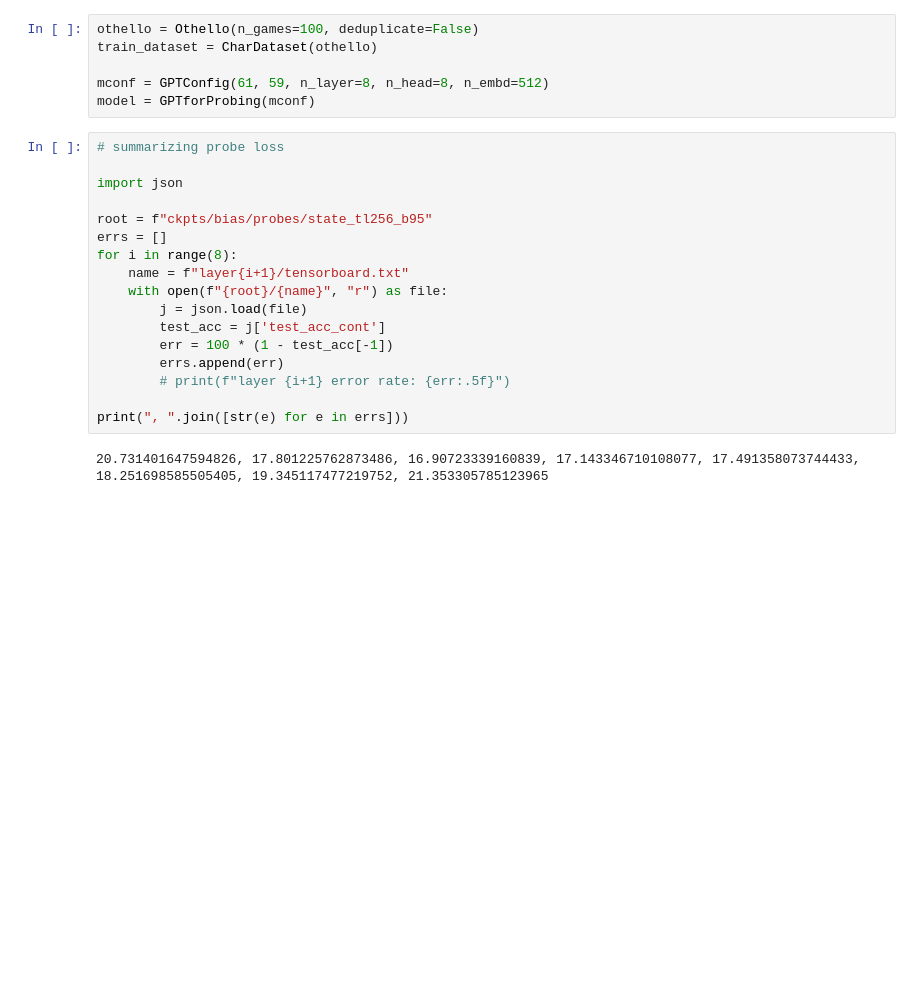
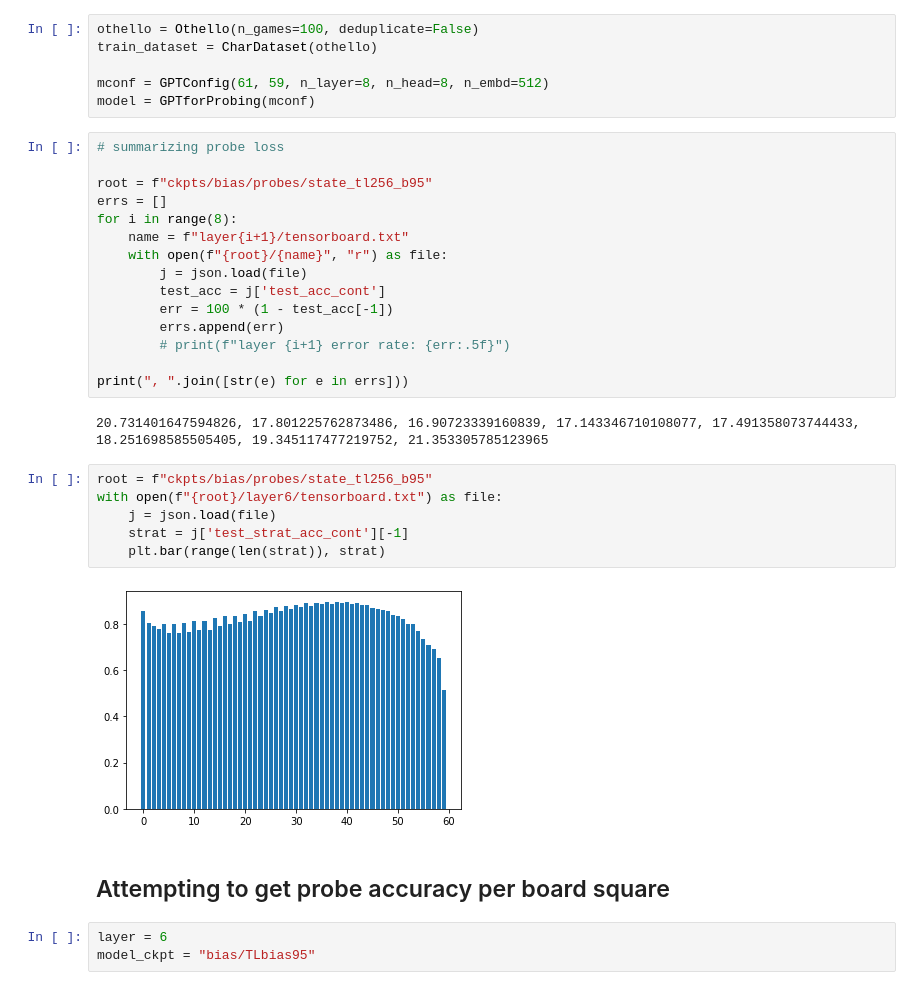
Before and after one commit to icemoon97/othello_world, a Jupyter notebook: probes.ipynb, the cells around one changed output. Drawn from its saved outputs; the diff is of its cells as text; blank space fills up the shorter version.

```diff
--- a/probes.ipynb
+++ b/probes.ipynb
@@ -38,8 +38,6 @@ mconf = GPTConfig(61, 59, n_layer=8, n_head=8, n_embd=512)
 model = GPTforProbing(mconf)
 # %%
 # summarizing probe loss
-
-import json
 
 root = f"ckpts/bias/probes/state_tl256_b95"
 errs = []
@@ -55,3 +53,16 @@ for i in range(8):
 print(", ".join([str(e) for e in errs]))
 # %% [output]
 20.731401647594826, 17.801225762873486, 16.90723339160839, 17.143346710108077, 17.491358073744433, 18.251698585505405, 19.345117477219752, 21.353305785123965
+# %%
+root = f"ckpts/bias/probes/state_tl256_b95"
+with open(f"{root}/layer6/tensorboard.txt") as file:
+    j = json.load(file)
+    strat = j['test_strat_acc_cont'][-1]
+    plt.bar(range(len(strat)), strat)
+# %% [output]
+[figure, added]
+# %% [markdown]
+## Attempting to get probe accuracy per board square
+# %%
+layer = 6
+model_ckpt = "bias/TLbias95"
```
Also changed, not shown: parts of 6 cells of this notebook, 4 other files.
